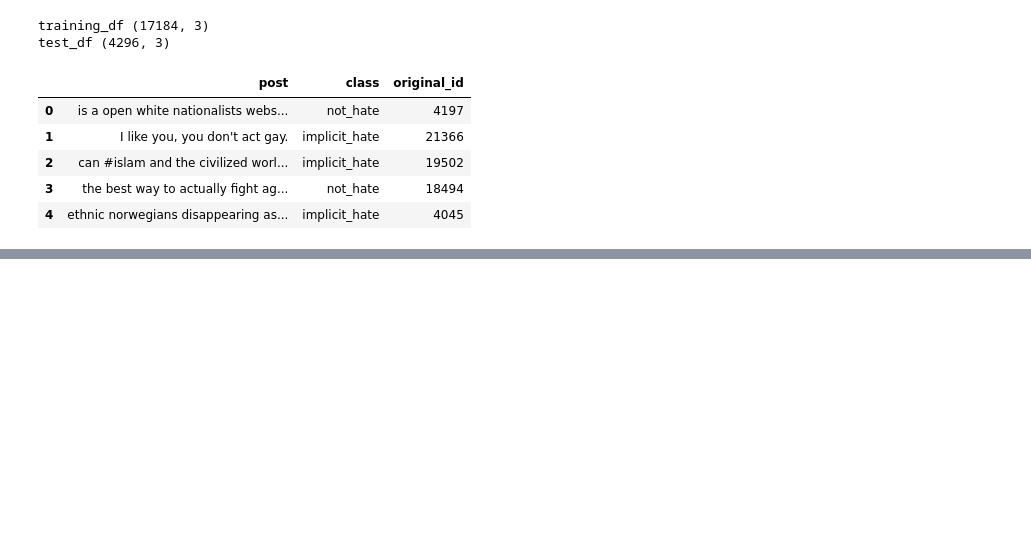
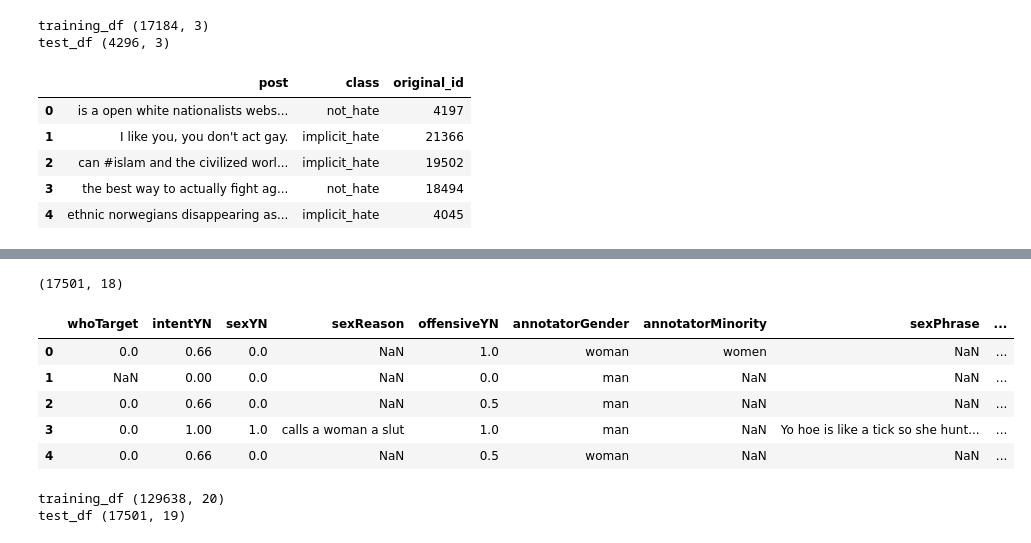
Before and after one commit to richouzo/cs6471-project, a Jupyter notebook: src/utils/preprocess_datasets.ipynb, the cells around one changed output, grey strips where cells are left out. Drawn from its saved outputs; the diff is of its cells as text; code cells hidden in the pictures; blank space fills up the shorter version.

```diff
--- a/src/utils/preprocess_datasets.ipynb
+++ b/src/utils/preprocess_datasets.ipynb
@@ -62,0 +104,31 @@ training_df.head()
+# %%
+df_test = pd.read_csv(path_filename_test)
+print(df_test.shape)
+df_test.head()
+# %% [output]
+(17501, 18)
+|  | whoTarget | intentYN | sexYN | sexReason | offensiveYN | annotatorGender | annotatorMinority | sexPhrase | ... |
+| 0 | 0.0 | 0.66 | 0.0 | NaN | 1.0 | woman | women | NaN | ... |
+| 1 | NaN | 0.00 | 0.0 | NaN | 0.0 | man | NaN | NaN | ... |
+| 2 | 0.0 | 0.66 | 0.0 | NaN | 0.5 | man | NaN | NaN | ... |
+| 3 | 0.0 | 1.00 | 1.0 | calls a woman a slut | 1.0 | man | NaN | Yo hoe is like a tick so she hunt... | ... |
+| 4 | 0.0 | 0.66 | 0.0 | NaN | 0.5 | woman | NaN | NaN | ... |
+# %%
+df_train['source'] = 'train'
+df_val['source'] = 'val'
+training_df = pd.concat([df_train, df_val])
+test_df = df_test
+
+# Keep original id
+training_df['original_id'] = training_df.index
+test_df['original_id'] = test_df.index
+
+# Reset index
+training_df = training_df.reset_index(drop=True)
+test_df = test_df.reset_index(drop=True)
+
+print('training_df', training_df.shape)
+print('test_df', test_df.shape)
+# %% [output]
+training_df (129638, 20)
+test_df (17501, 19)
```
Also changed, not shown: parts of 10 cells of this notebook, 12 other files.
